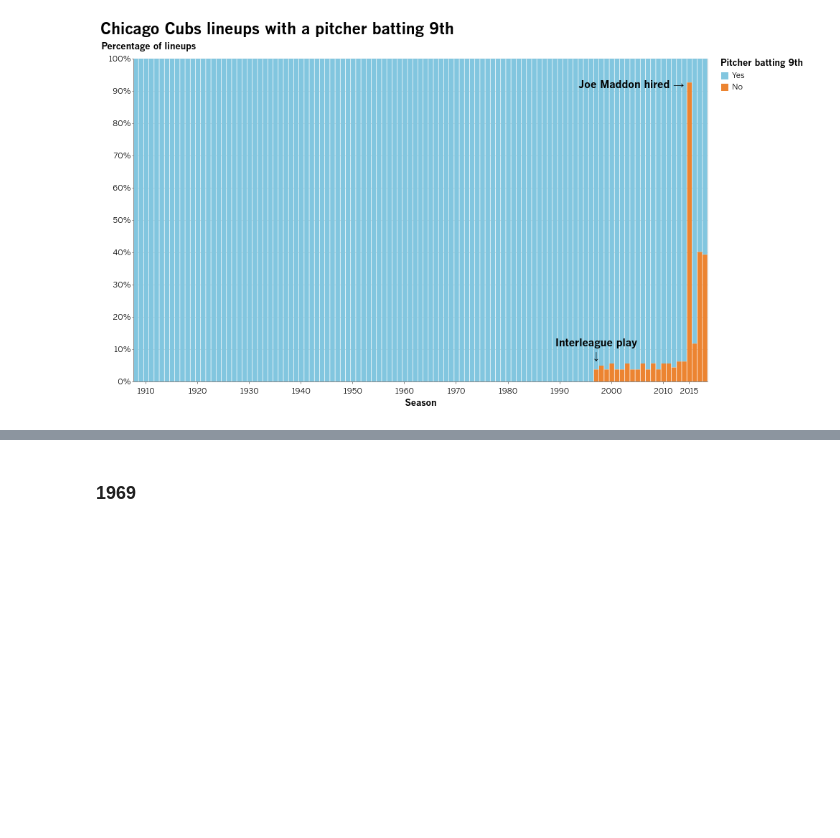
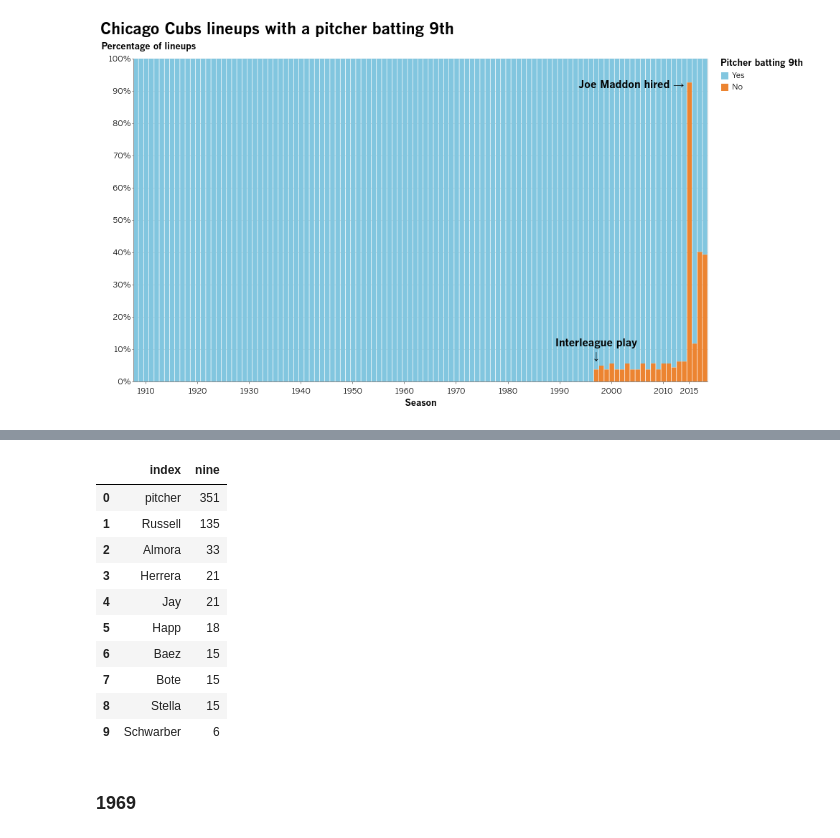
Before and after one commit to palewire/baseball-notebooks, a Jupyter notebook: cubs-lineups.ipynb, the cells around one changed output, grey strips where cells are left out. Saved outputs shown, nothing was run; the diff lists cells and outputs as text; code cells hidden in the pictures; blank space fills up the shorter version.

```diff
--- a/cubs-lineups.ipynb
+++ b/cubs-lineups.ipynb
@@ -178,3 +203,19 @@ text2 = alt.Chart(pd.DataFrame(a2)).mark_text(fontSize=15, dx=-45, font="Benton
+# %%
+df_maddon = df[df.year >= 2015]
+# %%
+df_maddon.nine.value_counts().reset_index().head(10)
+# %% [output]
+|  | index | nine |
+| 0 | pitcher | 351 |
+| 1 | Russell | 135 |
+| 2 | Almora | 33 |
+| 3 | Herrera | 21 |
+| 4 | Jay | 21 |
+| 5 | Happ | 18 |
+| 6 | Baez | 15 |
+| 7 | Bote | 15 |
+| 8 | Stella | 15 |
+| 9 | Schwarber | 6 |
 # %% [markdown]
 ### 1969
 # %%
```
Also changed, not shown: parts of 13 cells of this notebook.
